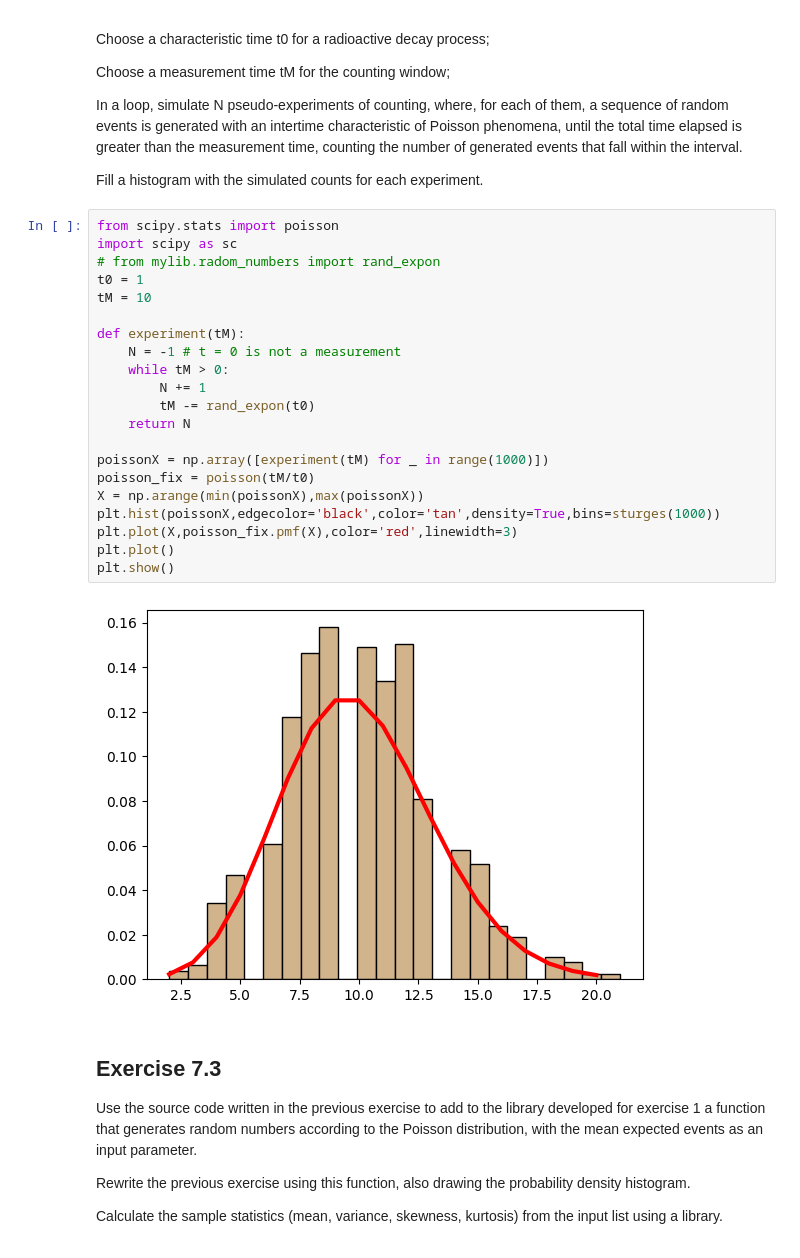
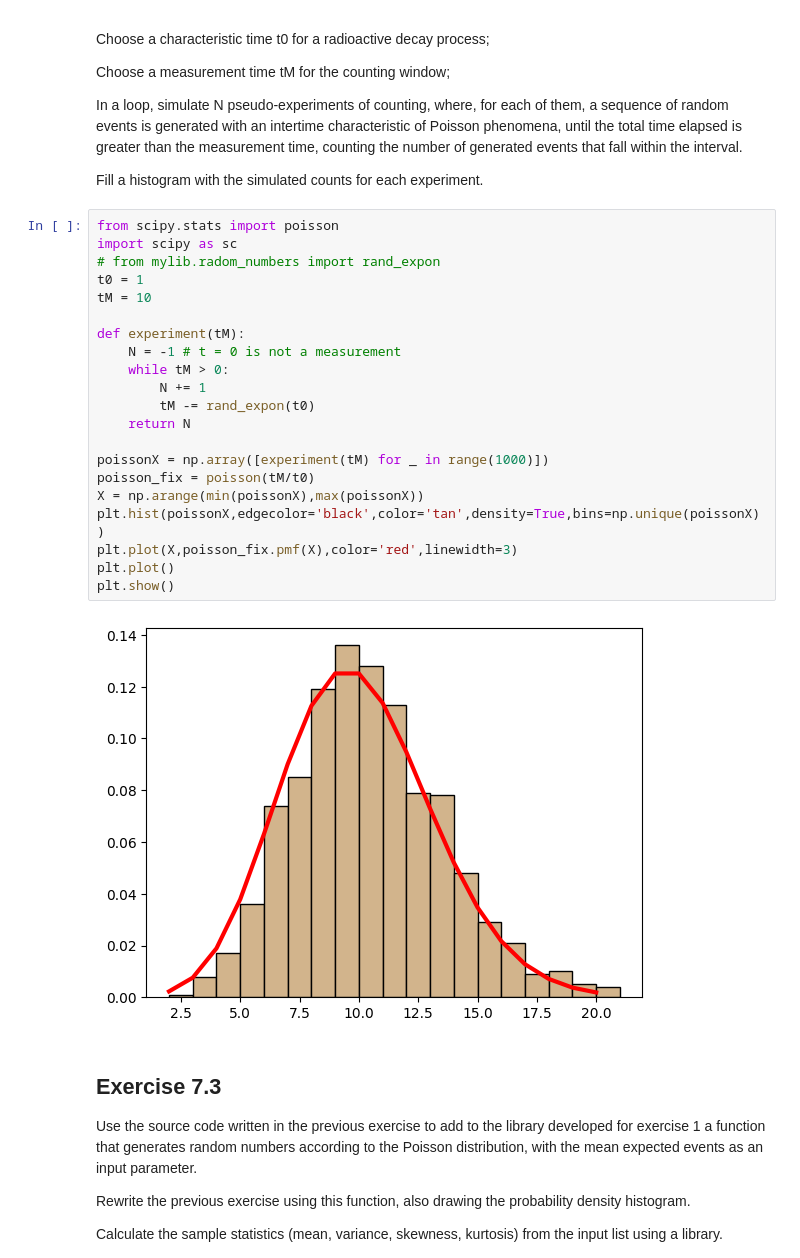
Before and after one commit to CarminatiGiovanni/LaboratorioCalcoloEStatistica, a Jupyter notebook: exercises_7_131123.ipynb, the cells around one changed output. Cells and saved outputs as stored; diff of their text form.

Commit message:
added np.unique to poisson dist in ex7

```diff
--- a/exercises_7_131123.ipynb
+++ b/exercises_7_131123.ipynb
@@ -77,26 +77,26 @@ Fill a histogram with the simulated counts for each experiment.
 # %%
 from scipy.stats import poisson
 import scipy as sc
 # from mylib.radom_numbers import rand_expon
 t0 = 1
 tM = 10
 
 def experiment(tM):
     N = -1 # t = 0 is not a measurement
     while tM > 0:
         N += 1
         tM -= rand_expon(t0)
     return N
 
 poissonX = np.array([experiment(tM) for _ in range(1000)])
 poisson_fix = poisson(tM/t0)
 X = np.arange(min(poissonX),max(poissonX))
-plt.hist(poissonX,edgecolor='black',color='tan',density=True,bins=sturges(1000))
+plt.hist(poissonX,edgecolor='black',color='tan',density=True,bins=np.unique(poissonX))
 plt.plot(X,poisson_fix.pmf(X),color='red',linewidth=3)
 plt.plot()
 plt.show()
 # %% [output]
-[figure, old version]
+[figure, new version]
 # %% [markdown]
 ## Exercise 7.3
 Use the source code written in the previous exercise to add to the library developed for exercise 1 a function that generates random numbers according to the Poisson distribution, with the mean expected events as an input parameter.
```
Also changed, not shown: parts of 5 cells of this notebook.
